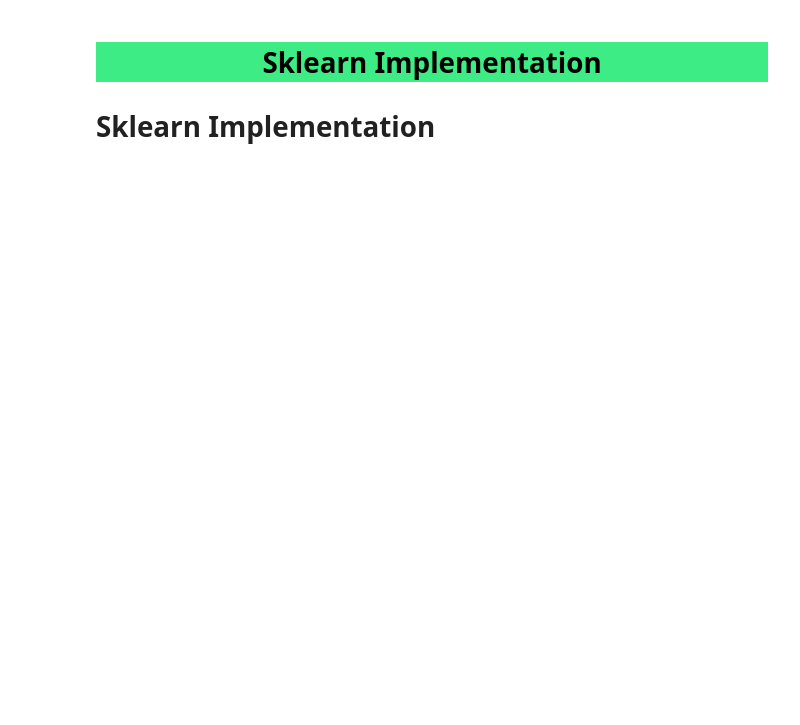
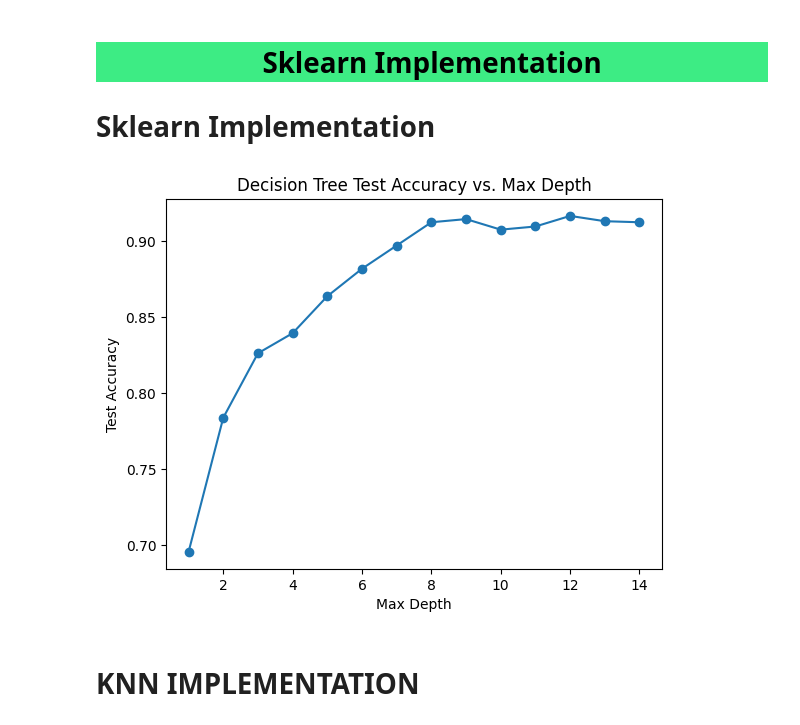
Before and after one commit to AkshayKohad/ML-Tutorial, a Jupyter notebook: Q1_updated.ipynb, the cells around one changed output. Cells and saved outputs as stored; diff of their text form; code cells hidden in the pictures; blank space fills up the shorter version.

```diff
--- a/Q1_updated.ipynb
+++ b/Q1_updated.ipynb
@@ -63,6 +63,7 @@ response = data.iloc[:,[6]]
 
 print(predictor)
 print(response)
+predictor_Training_sklearn,predictor_test_sklearn,response_Training_sklearn,response_test_sklearn = train_test_split(predictor,response,test_size=0.2,shuffle=True,random_state=0)
 predictor_Training,predictor_test,response_Training,response_test = train_test_split(predictor,response,test_size=0.8,shuffle=True,random_state=0)
 # %% [output]
       MFCCs_ 1  MFCCs_ 2  MFCCs_ 3  MFCCs_ 4  MFCCs_ 5  MFCCs_ 6
@@ -87,6 +88,10 @@ predictor_Training = predictor_Training.values
 predictor_test = predictor_test.values
 response_Training = response_Training.values
 response_test = response_test.values
+predictor_Training_sklearn = predictor_Training_sklearn.values
+predictor_test_sklearn = predictor_test_sklearn.values
+response_Training_sklearn = response_Training_sklearn.values
+response_test_sklearn = response_test_sklearn.values
 # %% [markdown]
 <a id="ModelImplementation"></a>
 <h1 style='background:#3dec84;border:0; color:black;
@@ -369,3 +363,41 @@ print(f" Model's Accuracy: {accuracy(response_test, predictions)}")
+# %%
+from sklearn.tree import DecisionTreeClassifier
+from sklearn.metrics import accuracy_score
+import matplotlib.pyplot as plt
+
+# Assume you have your data loaded and split into predictor_test, predictor_Training, response_test, response_Training
+
+# Define a range of depth values
+depth_values = range(1, 15)
+
+# Lists to store test accuracies
+test_accuracies = []
+
+# Train and evaluate Decision Tree for different depths
+for depth in depth_values:
+    # Create a decision tree classifier model object with the specified depth
+    decision_tree_classifier = DecisionTreeClassifier(max_depth=depth)
+
+    # Train the decision tree classifier model using the training data
+    decision_tree_classifier.fit(predictor_Training_sklearn, response_Training_sklearn)
+
+    # Use the trained model to make predictions on the test data
+    predictions = decision_tree_classifier.predict(predictor_test_sklearn)
+
+    # Calculate and store the test accuracy
+    accu = accuracy_score(response_test_sklearn, predictions)
+    test_accuracies.append(accu)
+
+# Plotting the results
+plt.plot(depth_values, test_accuracies, marker='o')
+plt.title('Decision Tree Test Accuracy vs. Max Depth')
+plt.xlabel('Max Depth')
+plt.ylabel('Test Accuracy')
+plt.show()
+# %% [output]
+[figure, added]
+# %% [markdown]
+# KNN IMPLEMENTATION
 # %%
 data = pd.read_csv('Q1Data.csv')
 data
```
Also changed, not shown: parts of 10 cells of this notebook.
